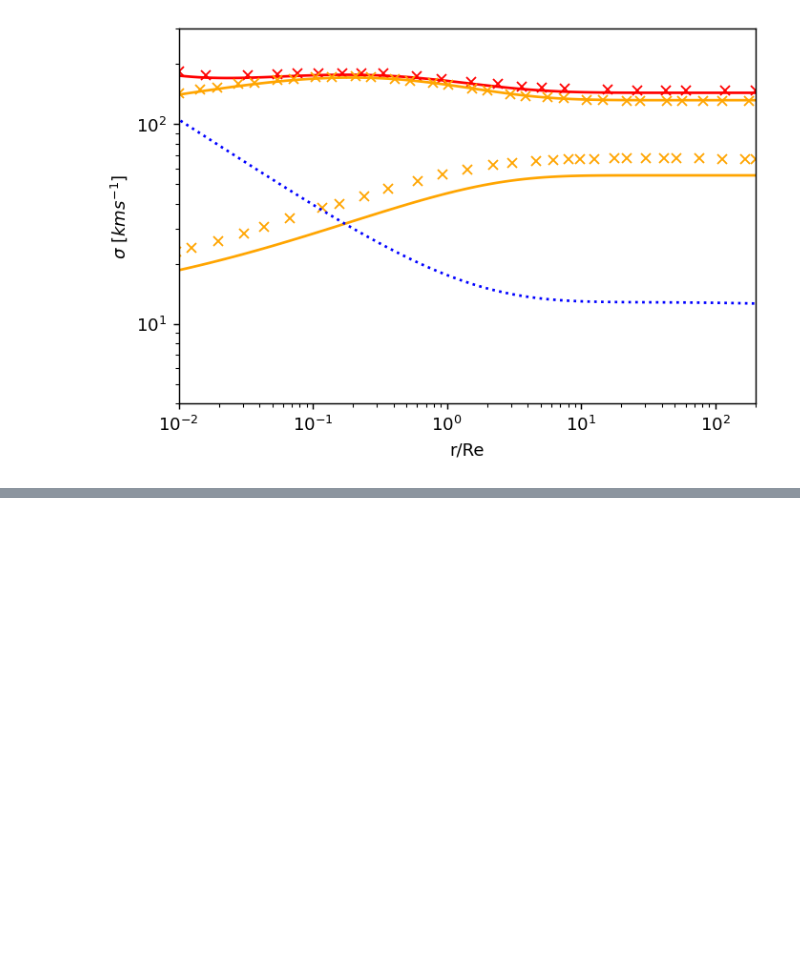
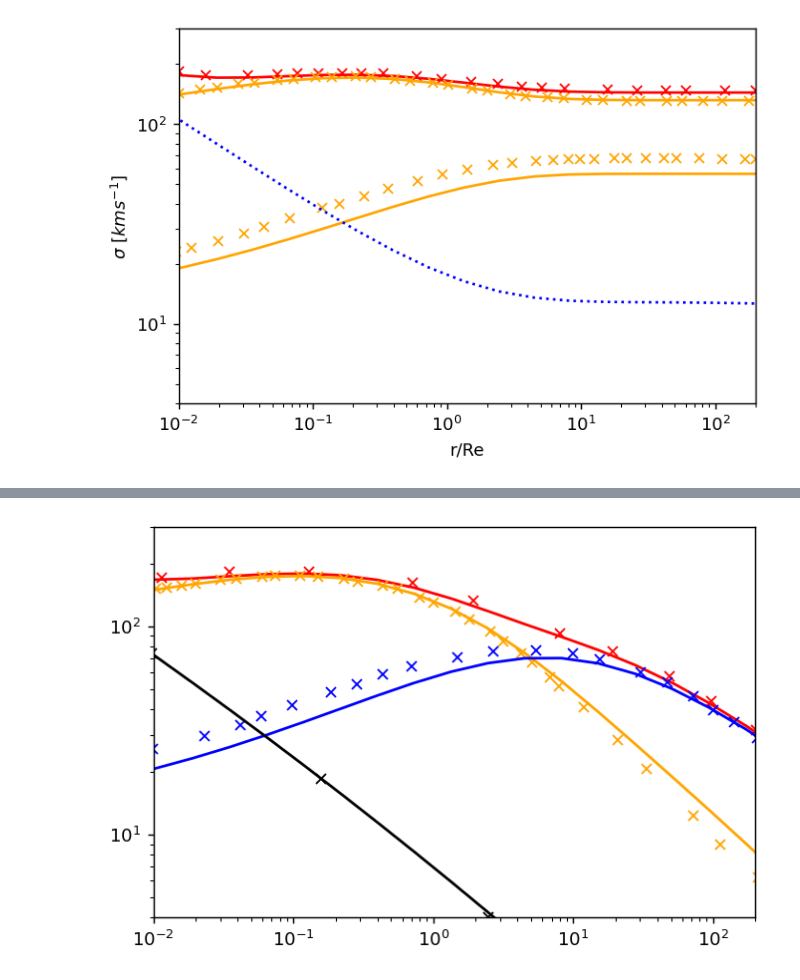
Before and after one commit to ChrisMarsden833/VelocityDispersion, a Jupyter notebook: Testing/Verification.ipynb, the cells around one changed output, grey strips where cells are left out. Cells and saved outputs as stored; diff of their text form; code cells hidden in the pictures; blank space fills up the shorter version.

```diff
--- a/Testing/Verification.ipynb
+++ b/Testing/Verification.ipynb
@@ -29,10 +29,10 @@ m12 = 0.7*(10**(halo_mass-12))
 concentration = 10.2 * m12**-0.08
 
 nfw  = profile_nfw.NFWProfile(M = 1E12, c = 10.0, z = 0.0, mdef = 'vir') # Dummy
-rho, rs = nfw.fundamentalParameters( (10**halo_mass) * cosmo.h, concentration, 0.0, 'vir')
+rho, rs = nfw.fundamentalParameters( (10**halo_mass) * 0.7, concentration, 0.0, 'vir')
 
-rs /= cosmo.h
-rho *= cosmo.h**2
+rs /= 0.7
+rho *= 0.7**2
 
 SM = 11.086
 Re = 3.2
@@ -40,7 +40,7 @@ n = 3.12
 
 BHMass = 8.26
 
-length = 100
+length = 20
 R_range = np.logspace(-2, 3, length)
 # %%
 
@@ -258,0 +411,27 @@ plt.show()
+# %%
+plt.figure(dpi=130)
+
+# Total
+rgb = 'red'
+plt.plot(R_range/Re, sig_full, color = rgb)
+plt.plot(gary_los_total[:, 0], gary_los_total[:, 1], 'x', color=rgb)
+
+rgb = 'orange'
+plt.plot(R_range/Re, sig_stars, color=rgb)
+plt.plot(gary_los_stars[:, 0], gary_los_stars[:, 1], 'x', color=rgb)
+
+rgb = 'blue'
+plt.plot(R_range/Re, sig_DM, color=rgb)
+plt.plot(gary_los_DM[:, 0], gary_los_DM[:, 1], 'x', color=rgb)
+
+rgb = 'black'
+plt.plot(R_range/Re, sig_BH, color=rgb)
+plt.plot(gary_los_BH[:, 0], gary_los_BH[:, 1], 'x', color=rgb)
+
+plt.loglog()
+plt.xlim([0.01, 200])
+plt.ylim([4, 300])
+
+plt.show()
+# %% [output]
+[figure, added]
```
Also changed, not shown: parts of 3 cells of this notebook, 1 other file.
